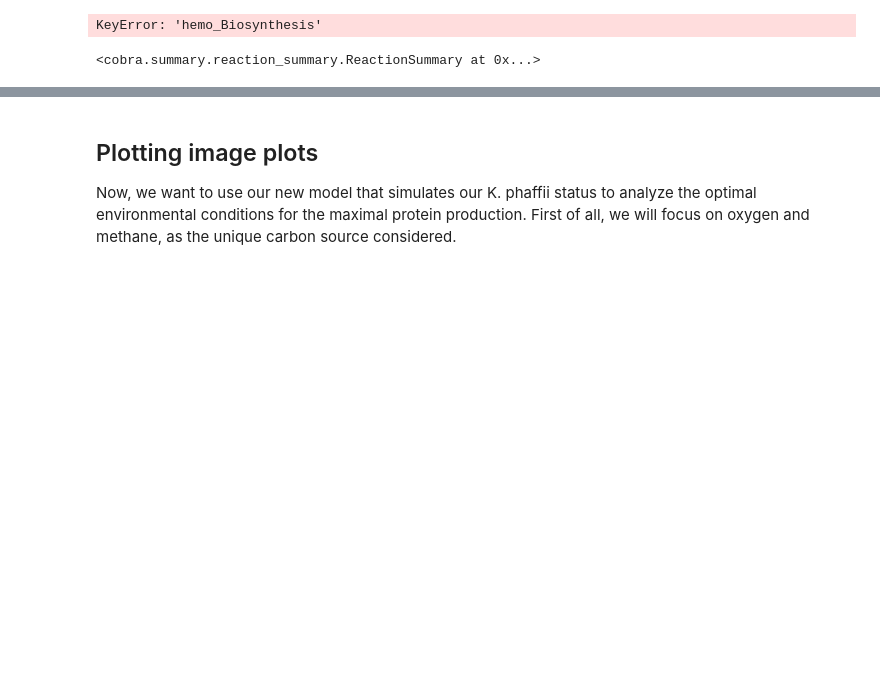
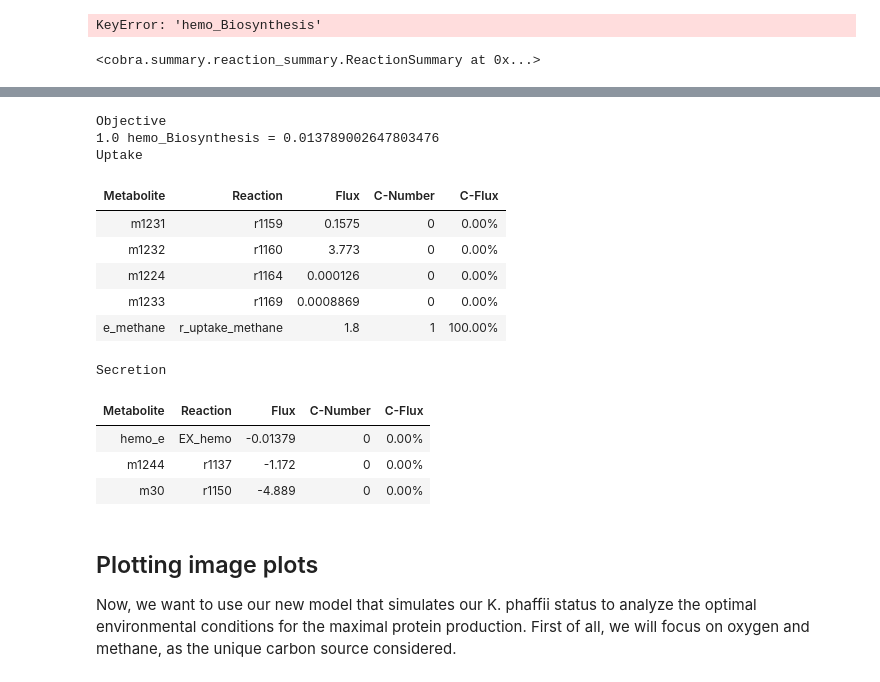
Before and after one commit to Schwebus/DTU_Biobuilders_2021, a Jupyter notebook: GSM_model/GSM_model_glyco.ipynb, the cells around one changed output, grey strips where cells are left out. Cells and saved outputs as stored; diff of their text form; code cells hidden in the pictures; blank space fills up the shorter version.

```diff
--- a/GSM_model/GSM_model_glyco.ipynb
+++ b/GSM_model/GSM_model_glyco.ipynb
@@ -863,3 +959,24 @@ KeyError: 'hemo_Biosynthesis'
+# %%
+# thus the max yield of hemoglobin at a methane uptake at about 1.8 mmol/gDW/h (0.033 ml) and 30% of total protein
+# being functional pMMO would be (in a scenario knocking out the AOX)
+
+pheast.reactions.r_uptake_methane.bounds = 0,1.8
+pheast.summary()
+# %% [output]
+Objective
+1.0 hemo_Biosynthesis = 0.013789002647803476
+Uptake
+| Metabolite | Reaction | Flux | C-Number | C-Flux |
+| m1231 | r1159 | 0.1575 | 0 | 0.00% |
+| m1232 | r1160 | 3.773 | 0 | 0.00% |
+| m1224 | r1164 | 0.000126 | 0 | 0.00% |
+| m1233 | r1169 | 0.0008869 | 0 | 0.00% |
+| e_methane | r_uptake_methane | 1.8 | 1 | 100.00% |
+Secretion
+| Metabolite | Reaction | Flux | C-Number | C-Flux |
+| hemo_e | EX_hemo | -0.01379 | 0 | 0.00% |
+| m1244 | r1137 | -1.172 | 0 | 0.00% |
+| m30 | r1150 | -4.889 | 0 | 0.00% |
 # %% [markdown]
 ## Plotting image plots
 
```
Also changed, not shown: parts of 12 cells of this notebook, 2 other files.
